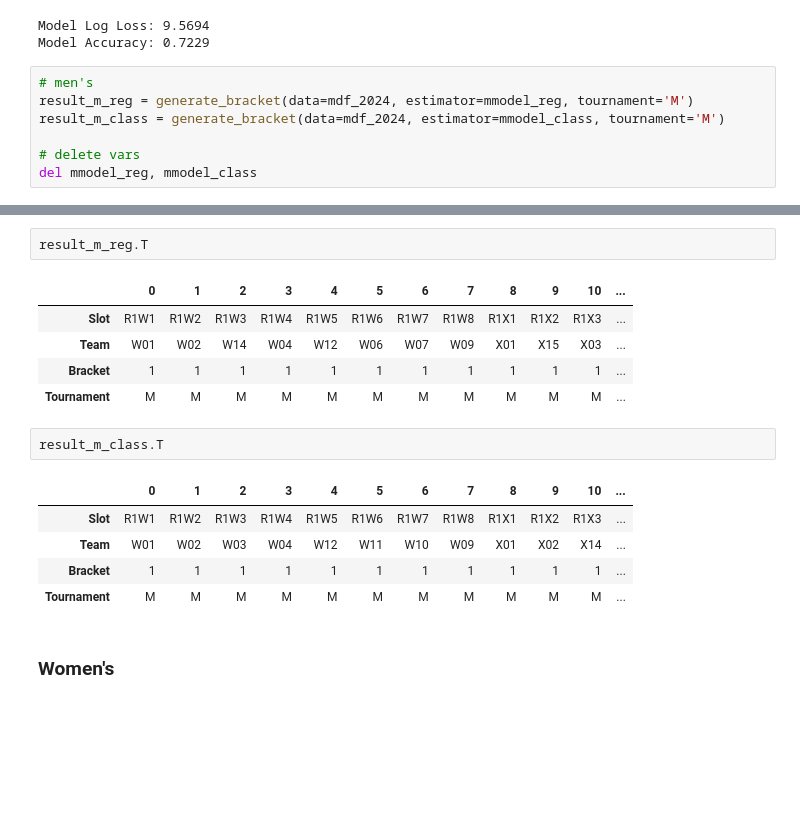
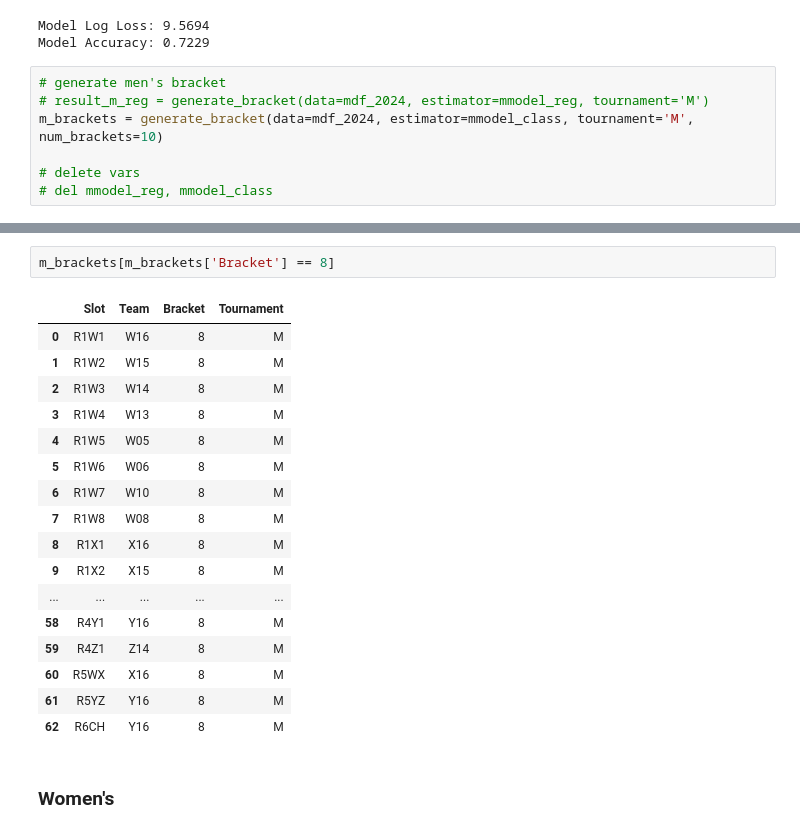
Before and after one commit to heefjones/march_madness, a Jupyter notebook: preds.ipynb, the cells around one changed output, grey strips where cells are left out. Cells and saved outputs as stored; diff of their text form; blank space fills up the shorter version.

Commit message:
added multiple bracket generation. added random noise to make each bracket different, but the results were too noisy. Will modify this on next commit.

```diff
--- a/preds.ipynb
+++ b/preds.ipynb
@@ -862,9 +837,9 @@ del X, y, X_scaled, train_preds, loss, acc
 Model Log Loss: 9.5694
 Model Accuracy: 0.7229
 # %%
-# men's
-result_m_reg = generate_bracket(data=mdf_2024, estimator=mmodel_reg, tournament='M')
-result_m_class = generate_bracket(data=mdf_2024, estimator=mmodel_class, tournament='M')
+# generate men's bracket
+# result_m_reg = generate_bracket(data=mdf_2024, estimator=mmodel_reg, tournament='M')
+m_brackets = generate_bracket(data=mdf_2024, estimator=mmodel_class, tournament='M', num_brackets=10)
 
 # delete vars
-del mmodel_reg, mmodel_class
+# del mmodel_reg, mmodel_class
@@ -871,19 +864,23 @@ del mmodel_reg, mmodel_class
-# %%
-result_m_reg.T
-# %% [output]
-|  | 0 | 1 | 2 | 3 | 4 | 5 | 6 | 7 | 8 | 9 | 10 | ... |
-| Slot | R1W1 | R1W2 | R1W3 | R1W4 | R1W5 | R1W6 | R1W7 | R1W8 | R1X1 | R1X2 | R1X3 | ... |
-| Team | W01 | W02 | W14 | W04 | W12 | W06 | W07 | W09 | X01 | X15 | X03 | ... |
-| Bracket | 1 | 1 | 1 | 1 | 1 | 1 | 1 | 1 | 1 | 1 | 1 | ... |
-| Tournament | M | M | M | M | M | M | M | M | M | M | M | ... |
-# %%
-result_m_class.T
-# %% [output]
-|  | 0 | 1 | 2 | 3 | 4 | 5 | 6 | 7 | 8 | 9 | 10 | ... |
-| Slot | R1W1 | R1W2 | R1W3 | R1W4 | R1W5 | R1W6 | R1W7 | R1W8 | R1X1 | R1X2 | R1X3 | ... |
-| Team | W01 | W02 | W03 | W04 | W12 | W11 | W10 | W09 | X01 | X02 | X14 | ... |
-| Bracket | 1 | 1 | 1 | 1 | 1 | 1 | 1 | 1 | 1 | 1 | 1 | ... |
-| Tournament | M | M | M | M | M | M | M | M | M | M | M | ... |
+# %%
+m_brackets[m_brackets['Bracket'] == 8]
+# %% [output]
+|  | Slot | Team | Bracket | Tournament |
+| 0 | R1W1 | W16 | 8 | M |
+| 1 | R1W2 | W15 | 8 | M |
+| 2 | R1W3 | W14 | 8 | M |
+| 3 | R1W4 | W13 | 8 | M |
+| 4 | R1W5 | W05 | 8 | M |
+| 5 | R1W6 | W06 | 8 | M |
+| 6 | R1W7 | W10 | 8 | M |
+| 7 | R1W8 | W08 | 8 | M |
+| 8 | R1X1 | X16 | 8 | M |
+| 9 | R1X2 | X15 | 8 | M |
+| ... | ... | ... | ... | ... |
+| 58 | R4Y1 | Y16 | 8 | M |
+| 59 | R4Z1 | Z14 | 8 | M |
+| 60 | R5WX | X16 | 8 | M |
+| 61 | R5YZ | Y16 | 8 | M |
+| 62 | R6CH | Y16 | 8 | M |
 # %% [markdown]
 ### Women's
 # %%
```
Also changed, not shown: parts of 17 cells of this notebook.
